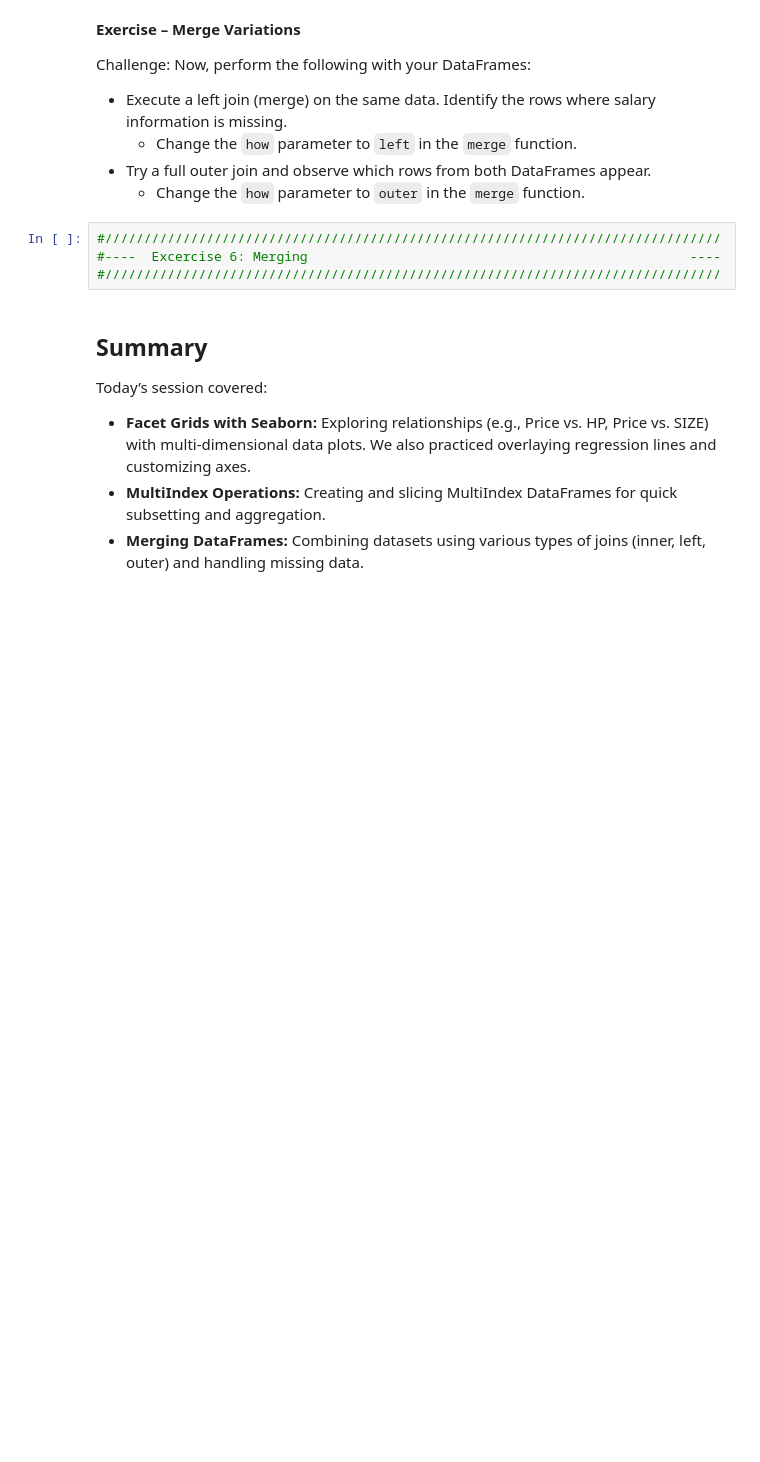
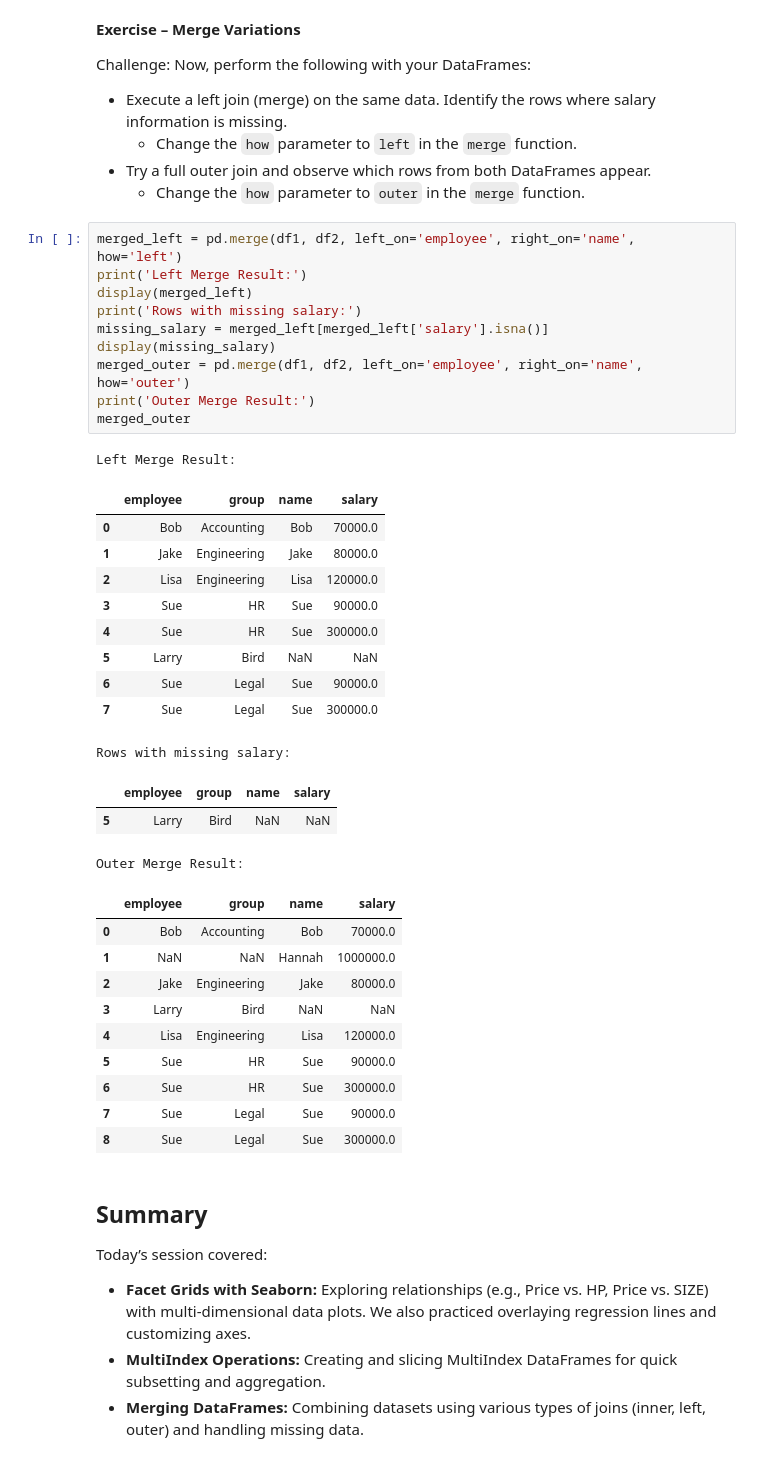
Before and after one commit to messymoose/ECON570, a Jupyter notebook: dis/friday2_fa25.ipynb, the cells around one changed output. Drawn from its saved outputs; the diff is of its cells as text; blank space fills up the shorter version.

```diff
--- a/dis/friday2_fa25.ipynb
+++ b/dis/friday2_fa25.ipynb
@@ -322,9 +441,40 @@ Now, perform the following with your DataFrames:
 - Try a full outer join and observe which rows from both DataFrames appear.
   - Change the `how` parameter to `outer` in the `merge` function.
 # %%
-#///////////////////////////////////////////////////////////////////////////////
-#----  Excercise 6: Merging                                                 ----
-#///////////////////////////////////////////////////////////////////////////////
+merged_left = pd.merge(df1, df2, left_on='employee', right_on='name', how='left')
+print('Left Merge Result:')
+display(merged_left)
+print('Rows with missing salary:')
+missing_salary = merged_left[merged_left['salary'].isna()]
+display(missing_salary)
+merged_outer = pd.merge(df1, df2, left_on='employee', right_on='name', how='outer')
+print('Outer Merge Result:')
+merged_outer
+# %% [output]
+Left Merge Result:
+|  | employee | group | name | salary |
+| 0 | Bob | Accounting | Bob | 70000.0 |
+| 1 | Jake | Engineering | Jake | 80000.0 |
+| 2 | Lisa | Engineering | Lisa | 120000.0 |
+| 3 | Sue | HR | Sue | 90000.0 |
+| 4 | Sue | HR | Sue | 300000.0 |
+| 5 | Larry | Bird | NaN | NaN |
+| 6 | Sue | Legal | Sue | 90000.0 |
+| 7 | Sue | Legal | Sue | 300000.0 |
+Rows with missing salary:
+|  | employee | group | name | salary |
+| 5 | Larry | Bird | NaN | NaN |
+Outer Merge Result:
+|  | employee | group | name | salary |
+| 0 | Bob | Accounting | Bob | 70000.0 |
+| 1 | NaN | NaN | Hannah | 1000000.0 |
+| 2 | Jake | Engineering | Jake | 80000.0 |
+| 3 | Larry | Bird | NaN | NaN |
+| 4 | Lisa | Engineering | Lisa | 120000.0 |
+| 5 | Sue | HR | Sue | 90000.0 |
+| 6 | Sue | HR | Sue | 300000.0 |
+| 7 | Sue | Legal | Sue | 90000.0 |
+| 8 | Sue | Legal | Sue | 300000.0 |
 # %% [markdown]
 ## Summary
 
```
Also changed, not shown: parts of 23 cells of this notebook, 16 other files.
